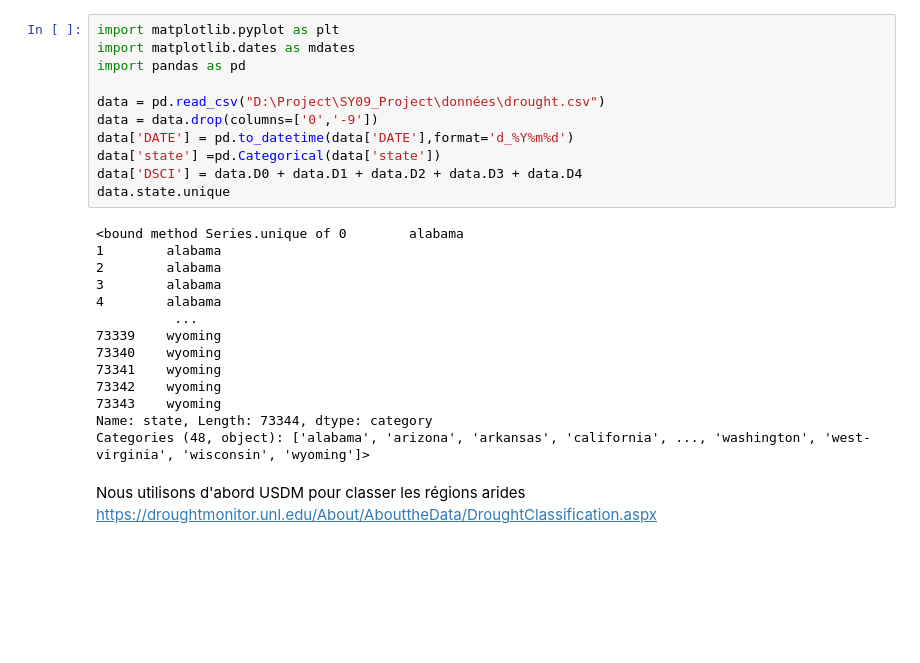
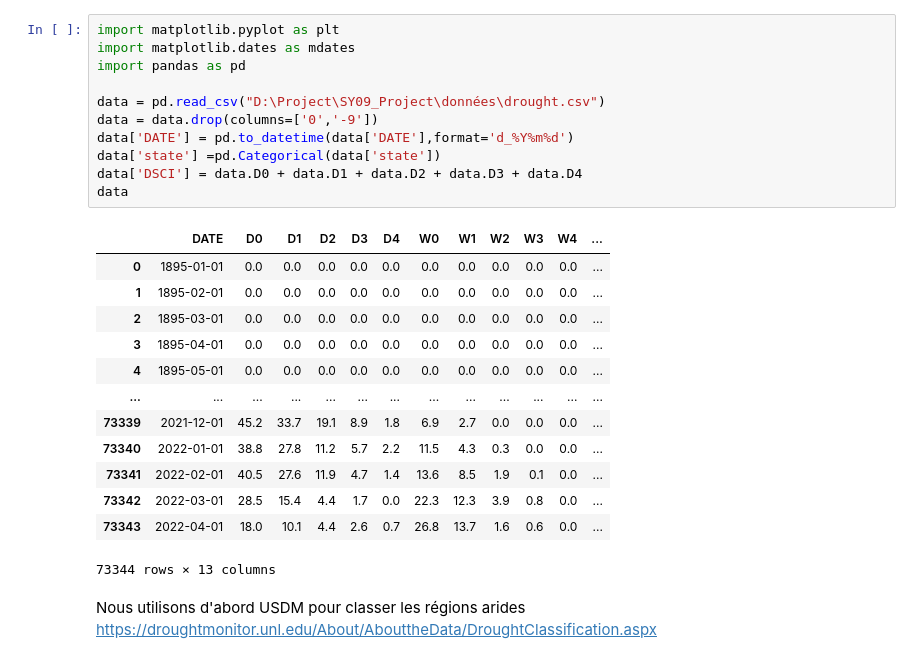
Before and after one commit to Menamot/SY09_Project, a Jupyter notebook: code/main.ipynb, the cells around one changed output. Cells and saved outputs as stored; diff of their text form; blank space fills up the shorter version.

```diff
--- a/code/main.ipynb
+++ b/code/main.ipynb
@@ -1,28 +1,28 @@
 # %%
 import matplotlib.pyplot as plt
 import matplotlib.dates as mdates
 import pandas as pd
 
 data = pd.read_csv("D:\Project\SY09_Project\données\drought.csv")
 data = data.drop(columns=['0','-9'])
 data['DATE'] = pd.to_datetime(data['DATE'],format='d_%Y%m%d')
 data['state'] =pd.Categorical(data['state'])
 data['DSCI'] = data.D0 + data.D1 + data.D2 + data.D3 + data.D4
-data.state.unique
+data
 # %% [output]
+|  | DATE | D0 | D1 | D2 | D3 | D4 | W0 | W1 | W2 | W3 | W4 | ... |
+| 0 | 1895-01-01 | 0.0 | 0.0 | 0.0 | 0.0 | 0.0 | 0.0 | 0.0 | 0.0 | 0.0 | 0.0 | ... |
+| 1 | 1895-02-01 | 0.0 | 0.0 | 0.0 | 0.0 | 0.0 | 0.0 | 0.0 | 0.0 | 0.0 | 0.0 | ... |
+| 2 | 1895-03-01 | 0.0 | 0.0 | 0.0 | 0.0 | 0.0 | 0.0 | 0.0 | 0.0 | 0.0 | 0.0 | ... |
+| 3 | 1895-04-01 | 0.0 | 0.0 | 0.0 | 0.0 | 0.0 | 0.0 | 0.0 | 0.0 | 0.0 | 0.0 | ... |
+| 4 | 1895-05-01 | 0.0 | 0.0 | 0.0 | 0.0 | 0.0 | 0.0 | 0.0 | 0.0 | 0.0 | 0.0 | ... |
+| ... | ... | ... | ... | ... | ... | ... | ... | ... | ... | ... | ... | ... |
+| 73339 | 2021-12-01 | 45.2 | 33.7 | 19.1 | 8.9 | 1.8 | 6.9 | 2.7 | 0.0 | 0.0 | 0.0 | ... |
+| 73340 | 2022-01-01 | 38.8 | 27.8 | 11.2 | 5.7 | 2.2 | 11.5 | 4.3 | 0.3 | 0.0 | 0.0 | ... |
+| 73341 | 2022-02-01 | 40.5 | 27.6 | 11.9 | 4.7 | 1.4 | 13.6 | 8.5 | 1.9 | 0.1 | 0.0 | ... |
+| 73342 | 2022-03-01 | 28.5 | 15.4 | 4.4 | 1.7 | 0.0 | 22.3 | 12.3 | 3.9 | 0.8 | 0.0 | ... |
+| 73343 | 2022-04-01 | 18.0 | 10.1 | 4.4 | 2.6 | 0.7 | 26.8 | 13.7 | 1.6 | 0.6 | 0.0 | ... |
-<bound method Series.unique of 0        alabama
-1        alabama
-2        alabama
-3        alabama
-4        alabama
-          ...
-73339    wyoming
-73340    wyoming
-73341    wyoming
-73342    wyoming
-73343    wyoming
-Name: state, Length: 73344, dtype: category
-Categories (48, object): ['alabama', 'arizona', 'arkansas', 'california', ..., 'washington', 'west-virginia', 'wisconsin', 'wyoming']>
+73344 rows × 13 columns
 # %% [markdown]
 Nous utilisons d'abord USDM pour classer les régions arides
 https://droughtmonitor.unl.edu/About/AbouttheData/DroughtClassification.aspx
```
Also changed, not shown: parts of 1 cell of this notebook.
